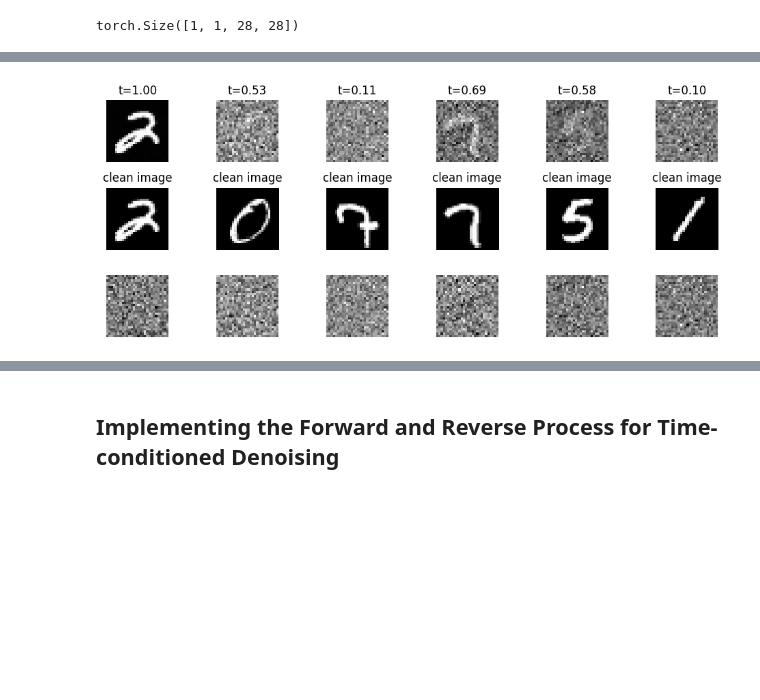
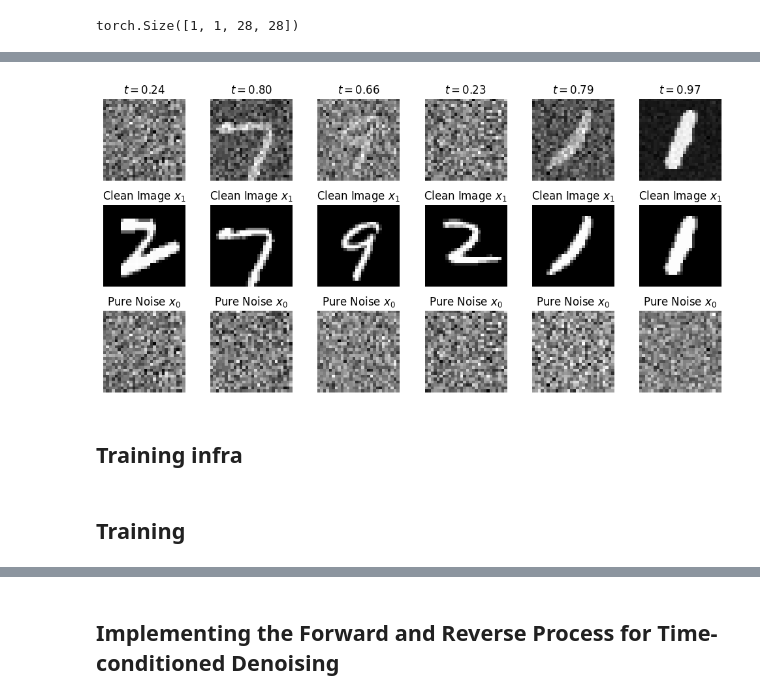
Before and after one commit to LIYunzhe1408/Flow-Matching, a Jupyter notebook: cs180_proj5b_flowmatching_starter.ipynb, the cells around one changed output, grey strips where cells are left out. Saved outputs shown, nothing was run; the diff lists cells and outputs as text; code cells hidden in the pictures; blank space fills up the shorter version.

Commit message:
Complete Part 2 for deliverables

```diff
--- a/cs180_proj5b_flowmatching_starter.ipynb
+++ b/cs180_proj5b_flowmatching_starter.ipynb
@@ -770,17 +774,7 @@ class NoisyMNISTDataset(torch.utils.data.Dataset):
 
     def __getitem__(self, idx):
         x_1, _ = self.dataset[idx]  # Step 2: Get clean image
-
-        # Step 3: Sample a random timestep t ~ U(0,1)
-        t = torch.rand(1)
-
-        # Step 4: Sample Gaussian noise x_0 ~ N(0, I)
-        x_0 = torch.randn_like(x_1)
-
-        # Step 5: Compute noisy image x_t = (1 - t) * x_0 + t * x_1
-        x_t = (1 - t) * x_0 + t * x_1
-
-        return x_t, x_0, x_1, t
+        return x_1
 
 
 # Load dataset
@@ -822,39 +818,58 @@ Extracting ./data/MNIST/raw/t10k-labels-idx1-ubyte.gz to ./data/MNIST/raw
 # %%
 import matplotlib.pyplot as plt
+import torch
 
 # Get a batch of training samples
 train_iter = iter(train_loader)
-x_t_batch, x_0_batch, x_1_batch, t_batch = next(train_iter)  # Using Algorithm 1 formulation
+x_1_batch = next(train_iter)  # Clean images (x_1)
 
-# Convert to numpy for plotting
-x_t_batch = x_t_batch[:6].cpu().numpy()  # Take first 6 examples (noisy input)
-x_0_batch = x_0_batch[:6].cpu().numpy()  # Target (pure noise x_0)
-t_batch = t_batch[:6].cpu().numpy().flatten()  # Extract single value from tensor
-x_1_batch = x_1_batch[:6].cpu().numpy()  # Take first 6 clean images
+# Move to device
+device = torch.device("cuda" if torch.cuda.is_available() else "cpu")
+x_1_batch = x_1_batch.to(device)
 
+# Sample random timestep t
+t_batch = torch.rand((x_1_batch.size(0), 1), device=device)  # Uniform(0,1)
+
+# Generate pure Gaussian noise
+x_0_batch = torch.randn_like(x_1_batch)  # Sample from N(0, I)
+
+# Compute noisy image at timestep t
+# Reshape t_batch to have the same number of dimensions as x_0_batch and x_1_batch
+t_batch = t_batch[:, :, None, None]  # Add two extra dimensions for height and width
+
+x_t_batch = (1 - t_batch) * x_0_batch + t_batch * x_1_batch  # Apply noise
+
+# Convert tensors to numpy for plotting
+x_t_batch = x_t_batch[:6].cpu().numpy()  # Noisy input (x_t)
+x_0_batch = x_0_batch[:6].cpu().numpy()  # Pure noise (x_0)
+t_batch = t_batch[:6].cpu().numpy().flatten()  # Extract scalar t values
+x_1_batch = x_1_batch[:6].cpu().numpy()  # Clean images (x_1)
 
 # Plot xt vs. x0
-fig, axes = plt.subplots(3, 6, figsize=(10, 4))
+fig, axes = plt.subplots(3, 6, figsize=(10, 5))
 
 for i in range(6):
     # Noisy image at timestep t (x_t)
     axes[0, i].imshow(x_t_batch[i, 0], cmap="gray")
-    axes[0, i].set_title(f"t={t_batch[i]:.2f}")
+    axes[0, i].set_title(f"$t={t_batch[i]:.2f}$")
     axes[0, i].axis("off")
 
-    # Clean image (x_1) # This is the changed part
+    # Clean image (x_1)
     axes[1, i].imshow(x_1_batch[i, 0], cmap="gray")
-    axes[1, i].set_title(f"clean image")
+    axes[1, i].set_title(f"Clean Image $x_1$")
     axes[1, i].axis("off")
 
     # Pure noise (x_0)
     axes[2, i].imshow(x_0_batch[i, 0], cmap="gray")
+    axes[2, i].set_title(f"Pure Noise $x_0$")
     axes[2, i].axis("off")
 
+# Set row labels
 axes[0, 0].set_ylabel("$x_t$ (Noisy Image)", fontsize=12)
-axes[1, 0].set_ylabel("$x_0$ (Pure Noise)", fontsize=12)
+axes[1, 0].set_ylabel("$x_1$ (Clean Image)", fontsize=12)
+axes[2, 0].set_ylabel("$x_0$ (Pure Noise)", fontsize=12)
 
 plt.tight_layout()
 plt.show()
 # %% [output]
-[figure, old version]
+[figure, new version]
@@ -860,0 +911,2 @@ plt.show()
+# %% [markdown]
+## Training infra
@@ -870,6 +959,8 @@ criterion = nn.MSELoss()
 num_epochs = 20
 optimizer = optim.Adam(model.parameters(), lr=1e-2)
 scheduler = optim.lr_scheduler.ExponentialLR(optimizer, gamma=0.1**(1/num_epochs))  # Exponential decay
+# %% [markdown]
+## Training
 # %%
 # Training loop
 train_losses = []
```
Also changed, not shown: parts of 25 cells of this notebook.
